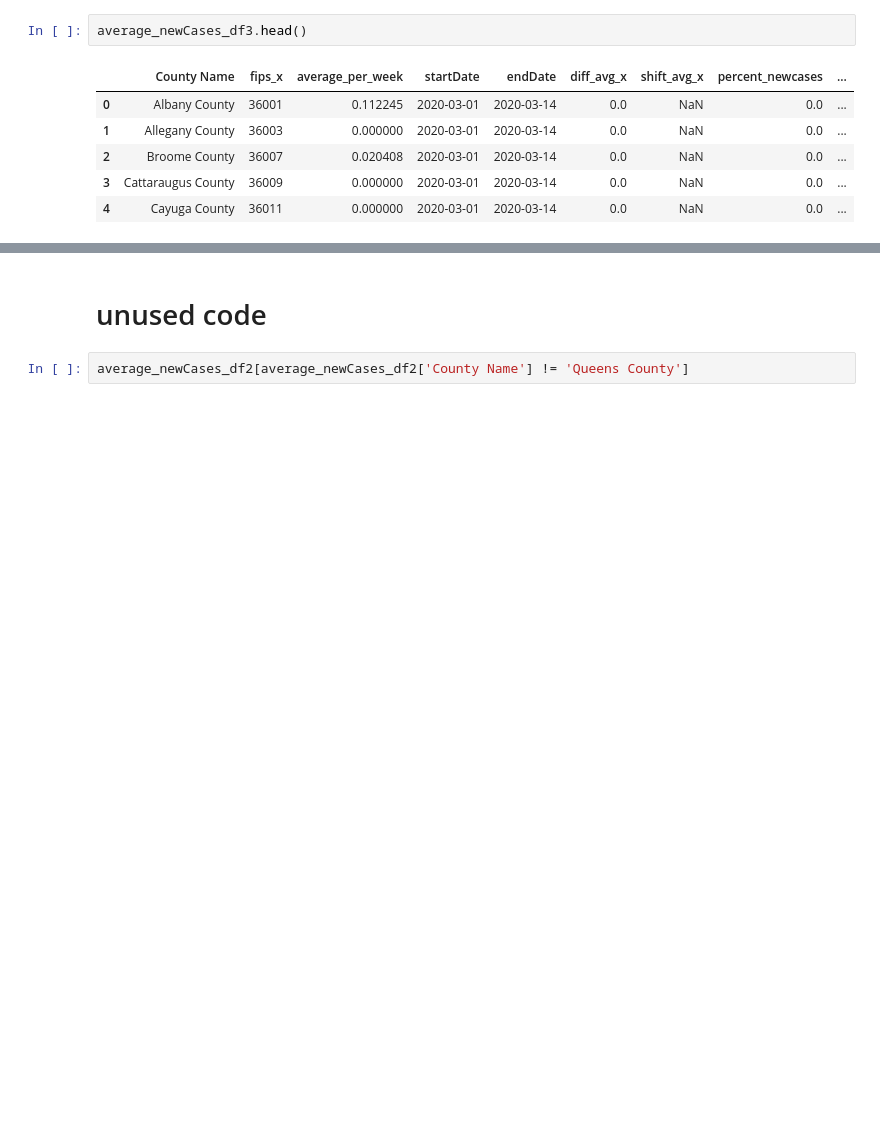
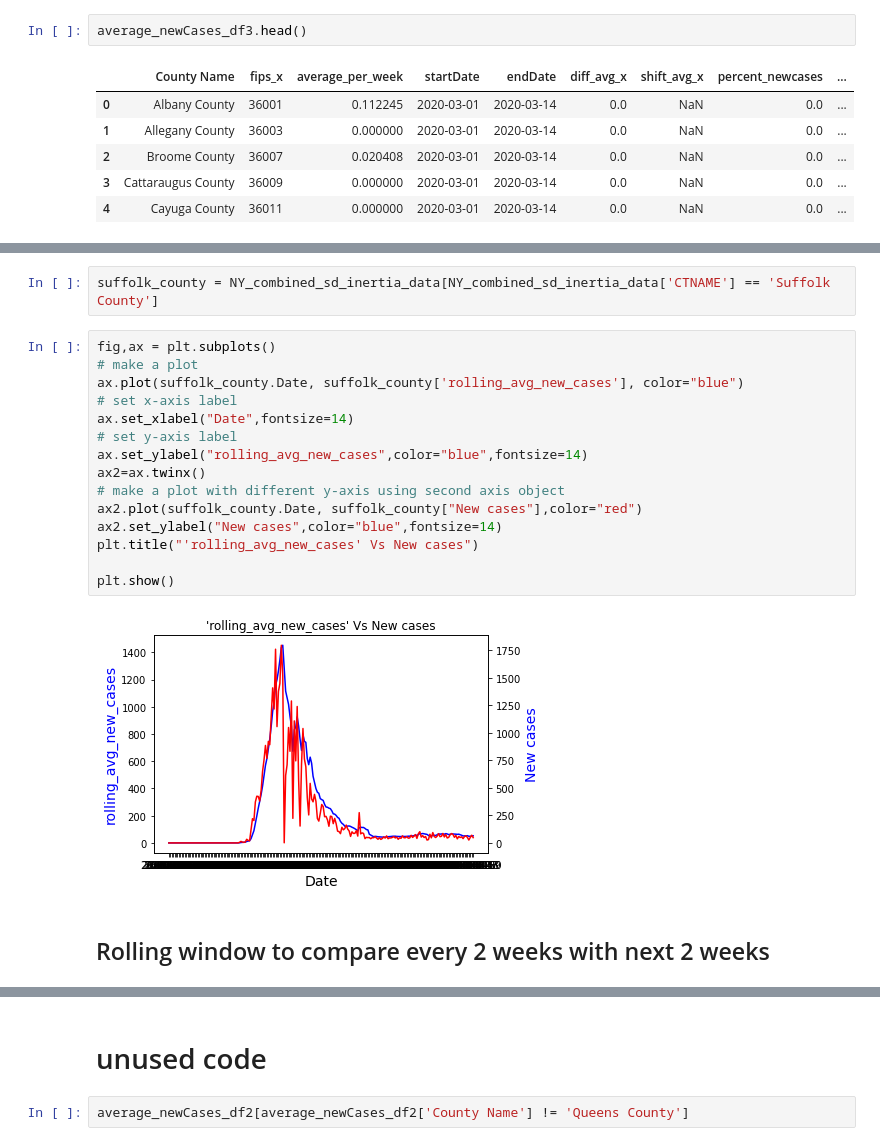
Before and after one commit to jeyasri-s2/meansquares, a Jupyter notebook: NY_LabelingData.ipynb, the cells around one changed output, grey strips where cells are left out. Saved outputs shown, nothing was run; the diff lists cells and outputs as text; blank space fills up the shorter version.

```diff
--- a/NY_LabelingData.ipynb
+++ b/NY_LabelingData.ipynb
@@ -994,0 +1188,21 @@ average_newCases_df3.head()
+# %%
+suffolk_county = NY_combined_sd_inertia_data[NY_combined_sd_inertia_data['CTNAME'] == 'Suffolk County']
+# %%
+fig,ax = plt.subplots()
+# make a plot
+ax.plot(suffolk_county.Date, suffolk_county['rolling_avg_new_cases'], color="blue")
+# set x-axis label
+ax.set_xlabel("Date",fontsize=14)
+# set y-axis label
+ax.set_ylabel("rolling_avg_new_cases",color="blue",fontsize=14)
+ax2=ax.twinx()
+# make a plot with different y-axis using second axis object
+ax2.plot(suffolk_county.Date, suffolk_county["New cases"],color="red")
+ax2.set_ylabel("New cases",color="blue",fontsize=14)
+plt.title("'rolling_avg_new_cases' Vs New cases")
+
+plt.show()
+# %% [output]
+[figure, added]
+# %% [markdown]
+## Rolling window to compare every 2 weeks with next 2 weeks
```
Also changed, not shown: parts of 104 cells of this notebook.
